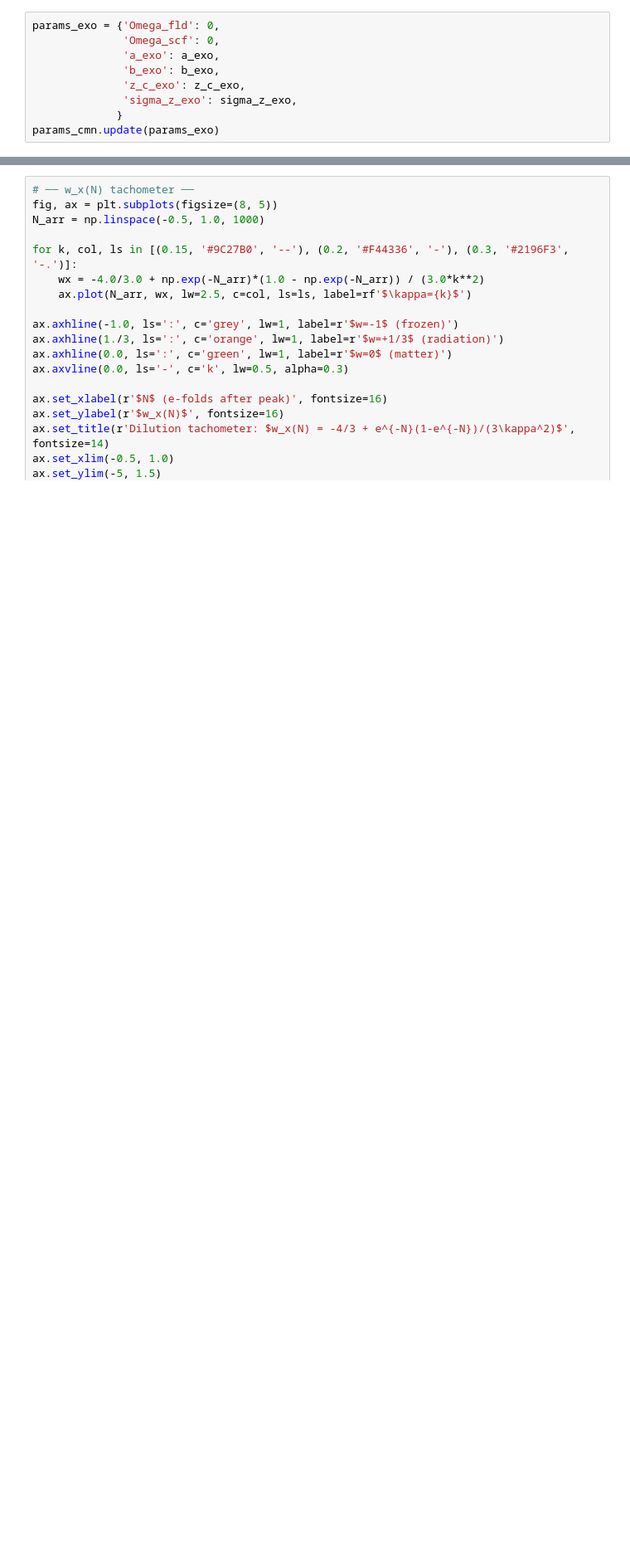
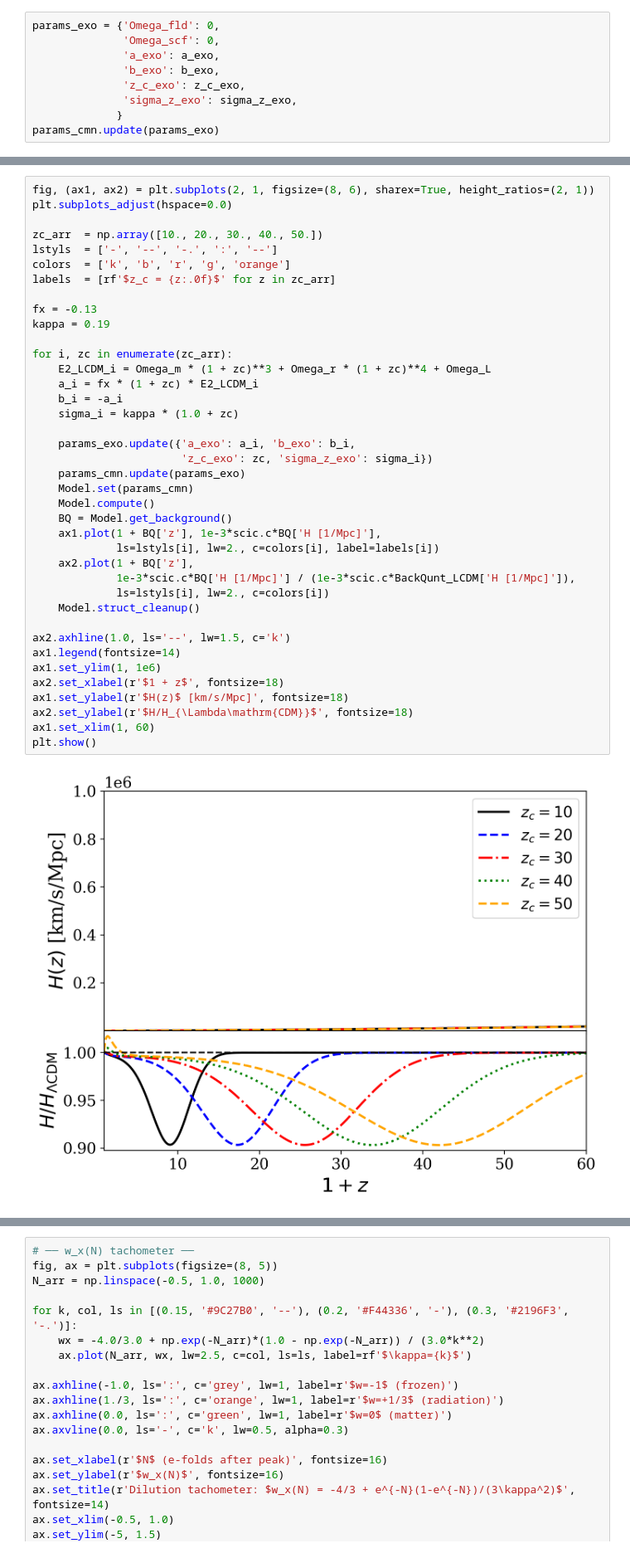
Before and after one commit to ahmedziku28/JWST-likelihood-pipeline, a Jupyter notebook: notebooks/exoDE_parametrization-Copy1.ipynb, the cells around one changed output, grey strips where cells are left out. Shown at 83% size. Saved outputs shown, nothing was run; the diff lists cells and outputs as text; blank space fills up the shorter version.

```diff
--- a/notebooks/exoDE_parametrization-Copy1.ipynb
+++ b/notebooks/exoDE_parametrization-Copy1.ipynb
@@ -296,0 +237,41 @@ plt.show()
+# %%
+fig, (ax1, ax2) = plt.subplots(2, 1, figsize=(8, 6), sharex=True, height_ratios=(2, 1))
+plt.subplots_adjust(hspace=0.0)
+
+zc_arr  = np.array([10., 20., 30., 40., 50.])
+lstyls  = ['-', '--', '-.', ':', '--']
+colors  = ['k', 'b', 'r', 'g', 'orange']
+labels  = [rf'$z_c = {z:.0f}$' for z in zc_arr]
+
+fx = -0.13
+kappa = 0.19
+
+for i, zc in enumerate(zc_arr):
+    E2_LCDM_i = Omega_m * (1 + zc)**3 + Omega_r * (1 + zc)**4 + Omega_L
+    a_i = fx * (1 + zc) * E2_LCDM_i
+    b_i = -a_i
+    sigma_i = kappa * (1.0 + zc)
+
+    params_exo.update({'a_exo': a_i, 'b_exo': b_i,
+                       'z_c_exo': zc, 'sigma_z_exo': sigma_i})
+    params_cmn.update(params_exo)
+    Model.set(params_cmn)
+    Model.compute()
+    BQ = Model.get_background()
+    ax1.plot(1 + BQ['z'], 1e-3*scic.c*BQ['H [1/Mpc]'],
+             ls=lstyls[i], lw=2., c=colors[i], label=labels[i])
+    ax2.plot(1 + BQ['z'],
+             1e-3*scic.c*BQ['H [1/Mpc]'] / (1e-3*scic.c*BackQunt_LCDM['H [1/Mpc]']),
+             ls=lstyls[i], lw=2., c=colors[i])
+    Model.struct_cleanup()
+
+ax2.axhline(1.0, ls='--', lw=1.5, c='k')
+ax1.legend(fontsize=14)
+ax1.set_ylim(1, 1e6)
+ax2.set_xlabel(r'$1 + z$', fontsize=18)
+ax1.set_ylabel(r'$H(z)$ [km/s/Mpc]', fontsize=18)
+ax2.set_ylabel(r'$H/H_{\Lambda\mathrm{CDM}}$', fontsize=18)
+ax1.set_xlim(1, 60)
+plt.show()
+# %% [output]
+[figure, added]
```
Also changed, not shown: parts of 22 cells of this notebook.
